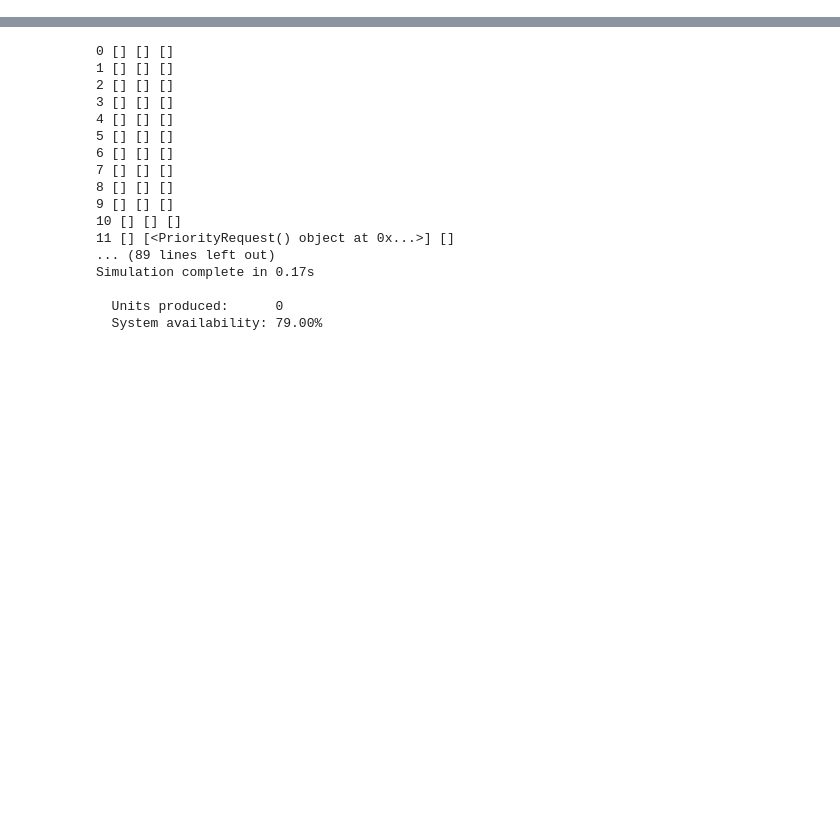
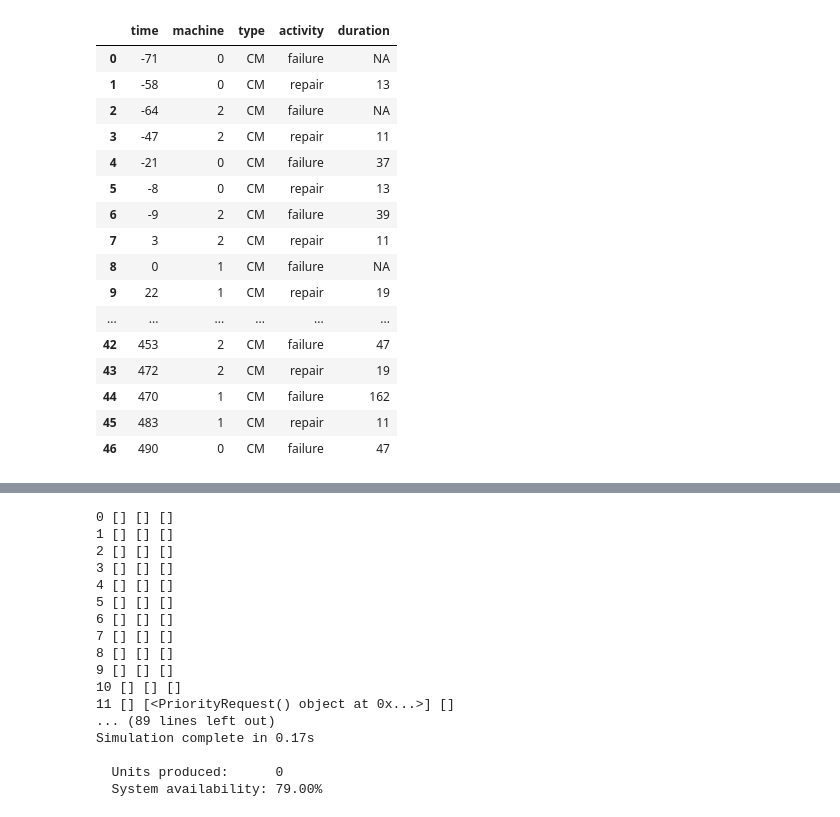
Before and after one commit to m-hoff/simantha, a Jupyter notebook: test.ipynb, the cells around one changed output, grey strips where cells are left out. Drawn from its saved outputs; the diff is of its cells as text; code cells hidden in the pictures; blank space fills up the shorter version.

```diff
--- a/test.ipynb
+++ b/test.ipynb
@@ -36,0 +72,20 @@ plt.show()
+# %%
+sys.maintenance_data
+# %% [output]
+|  | time | machine | type | activity | duration |
+| 0 | -71 | 0 | CM | failure | NA |
+| 1 | -58 | 0 | CM | repair | 13 |
+| 2 | -64 | 2 | CM | failure | NA |
+| 3 | -47 | 2 | CM | repair | 11 |
+| 4 | -21 | 0 | CM | failure | 37 |
+| 5 | -8 | 0 | CM | repair | 13 |
+| 6 | -9 | 2 | CM | failure | 39 |
+| 7 | 3 | 2 | CM | repair | 11 |
+| 8 | 0 | 1 | CM | failure | NA |
+| 9 | 22 | 1 | CM | repair | 19 |
+| ... | ... | ... | ... | ... | ... |
+| 42 | 453 | 2 | CM | failure | 47 |
+| 43 | 472 | 2 | CM | repair | 19 |
+| 44 | 470 | 1 | CM | failure | 162 |
+| 45 | 483 | 1 | CM | repair | 11 |
+| 46 | 490 | 0 | CM | failure | 47 |
```
Also changed, not shown: parts of 7 cells of this notebook, 3 other files.
